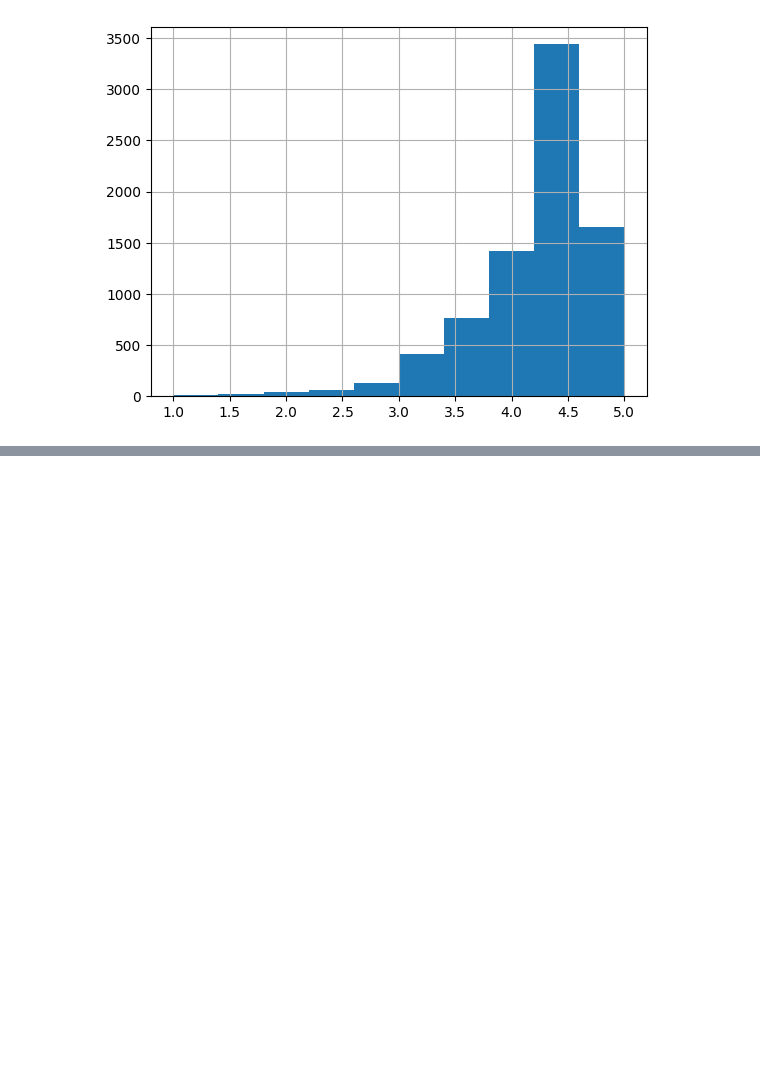
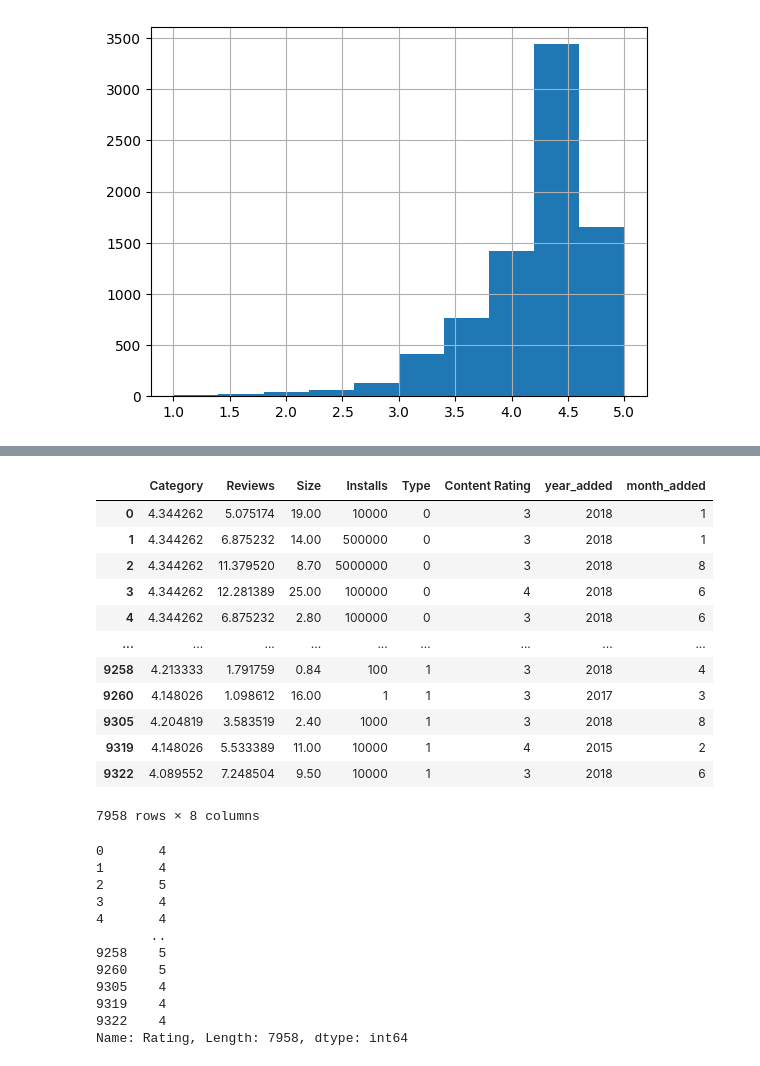
Before and after one commit to jc3wrld999/applied-machine-learning-real-world-projects-using-python, a Jupyter notebook: predict-ratings-of-applications-on-play-store/데이터 시각화, 필터링2.ipynb, the cells around one changed output, grey strips where cells are left out. Drawn from its saved outputs; the diff is of its cells as text; code cells hidden in the pictures; blank space fills up the shorter version.

```diff
--- a/predict-ratings-of-applications-on-play-store/데이터 시각화, 필터링2.ipynb
+++ b/predict-ratings-of-applications-on-play-store/데이터 시각화, 필터링2.ipynb
@@ -377,0 +413,10 @@ df2['Rating'].hist()
+# %%
+mean_ordinal = df3.groupby('Category')['Rating'].mean().to_dict()
+df3['Category'] = df3['Category'].map(mean_ordinal)
+# %%
+print(df3['Content Rating'].unique(), '\n')
+ordinal_labels = df3.groupby('Content Rating')['Rating'].mean().sort_values().index
+print(ordinal_labels)
+dict_store = {key:value for value, key in enumerate(ordinal_labels)}
+print(dict_store)
+df3['Content Rating'] = df3['Content Rating'].map(dict_store)
@@ -377,0 +430,9 @@ df2['Rating'].hist()
+# %%
+'''
+범주형 변수를 숫자형으로 인코딩
+'''
+from sklearn.preprocessing import LabelEncoder
+
+le = LabelEncoder()
+df3['Type'] = le.fit_transform(df3['Type'])
+df3.head()
@@ -377,0 +453,2 @@ df2['Rating'].hist()
+# %%
+df3.drop(labels=['App', 'Genres', 'Last Updated', 'Current Ver', 'Android Ver'], axis=1, inplace=True)
@@ -377,0 +466,31 @@ df2['Rating'].hist()
+# %%
+x = df3.drop('Rating', axis=1)
+y = df3['Rating']
+display(x)
+display(y)
+# %% [output]
+|  | Category | Reviews | Size | Installs | Type | Content Rating | year_added | month_added |
+| 0 | 4.344262 | 5.075174 | 19.00 | 10000 | 0 | 3 | 2018 | 1 |
+| 1 | 4.344262 | 6.875232 | 14.00 | 500000 | 0 | 3 | 2018 | 1 |
+| 2 | 4.344262 | 11.379520 | 8.70 | 5000000 | 0 | 3 | 2018 | 8 |
+| 3 | 4.344262 | 12.281389 | 25.00 | 100000 | 0 | 4 | 2018 | 6 |
+| 4 | 4.344262 | 6.875232 | 2.80 | 100000 | 0 | 3 | 2018 | 6 |
+| ... | ... | ... | ... | ... | ... | ... | ... | ... |
+| 9258 | 4.213333 | 1.791759 | 0.84 | 100 | 1 | 3 | 2018 | 4 |
+| 9260 | 4.148026 | 1.098612 | 16.00 | 1 | 1 | 3 | 2017 | 3 |
+| 9305 | 4.204819 | 3.583519 | 2.40 | 1000 | 1 | 3 | 2018 | 8 |
+| 9319 | 4.148026 | 5.533389 | 11.00 | 10000 | 1 | 4 | 2015 | 2 |
+| 9322 | 4.089552 | 7.248504 | 9.50 | 10000 | 1 | 3 | 2018 | 6 |
+7958 rows × 8 columns
+0       4
+1       4
+2       5
+3       4
+4       4
+       ..
+9258    5
+9260    5
+9305    4
+9319    4
+9322    4
+Name: Rating, Length: 7958, dtype: int64
```
Also changed, not shown: parts of 14 cells of this notebook, 9 other files.
